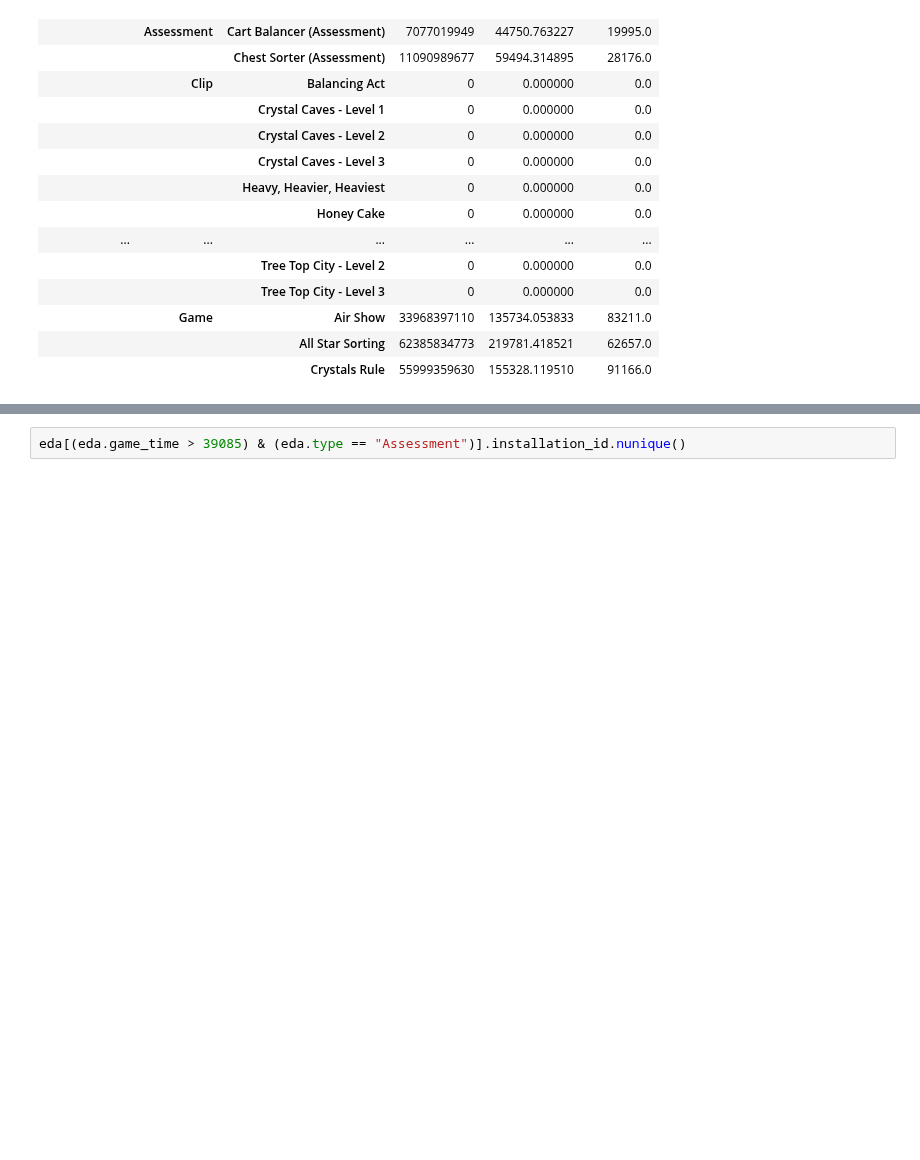
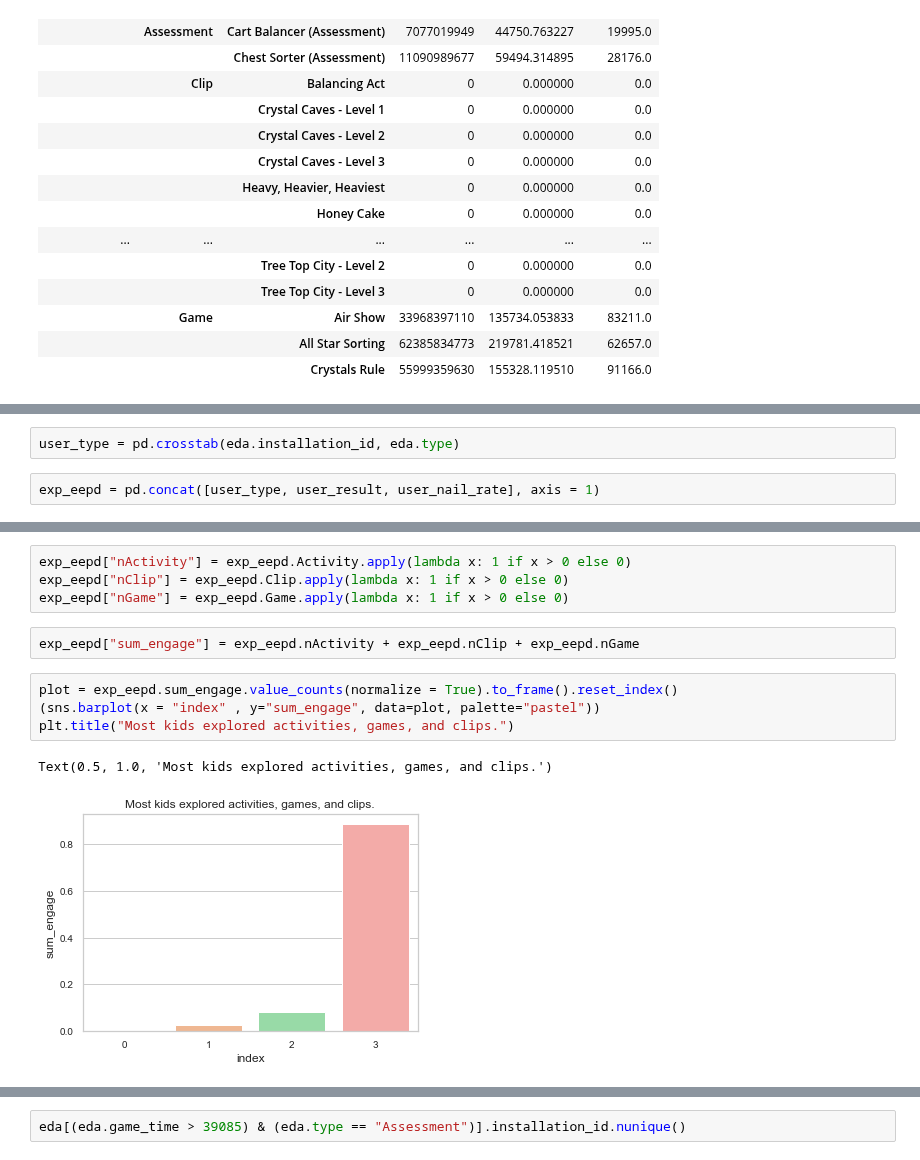
Before and after one commit to cats-in-the-hat/PBS-KIDS2, a Jupyter notebook: JQ.ipynb, the cells around one changed output, grey strips where cells are left out. Saved outputs shown, nothing was run; the diff lists cells and outputs as text; blank space fills up the shorter version.

```diff
--- a/JQ.ipynb
+++ b/JQ.ipynb
@@ -418,0 +421,4 @@ pd.pivot_table(eda, values = ["installation_id"], index=["world", "type", "title
+# %%
+user_type = pd.crosstab(eda.installation_id, eda.type)
+# %%
+exp_eepd = pd.concat([user_type, user_result, user_nail_rate], axis = 1)
@@ -418,0 +451,13 @@ pd.pivot_table(eda, values = ["installation_id"], index=["world", "type", "title
+# %%
+exp_eepd["nActivity"] = exp_eepd.Activity.apply(lambda x: 1 if x > 0 else 0)
+exp_eepd["nClip"] = exp_eepd.Clip.apply(lambda x: 1 if x > 0 else 0)
+exp_eepd["nGame"] = exp_eepd.Game.apply(lambda x: 1 if x > 0 else 0)
+# %%
+exp_eepd["sum_engage"] = exp_eepd.nActivity + exp_eepd.nClip + exp_eepd.nGame
+# %%
+plot = exp_eepd.sum_engage.value_counts(normalize = True).to_frame().reset_index()
+(sns.barplot(x = "index" , y="sum_engage", data=plot, palette="pastel"))
+plt.title("Most kids explored activities, games, and clips.")
+# %% [output]
+Text(0.5, 1.0, 'Most kids explored activities, games, and clips.')
+[figure, added]
```
Also changed, not shown: parts of 12 cells of this notebook.
